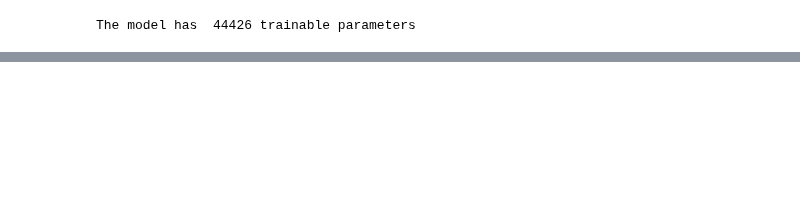
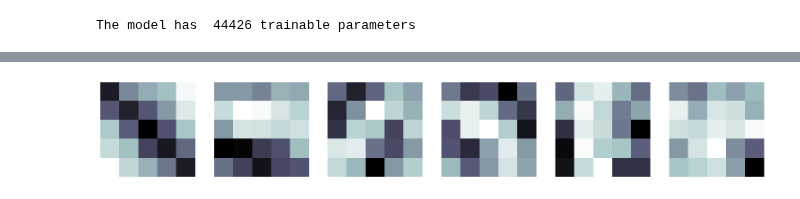
Before and after one commit to jaeheechillin3/pytorch_projects, a Jupyter notebook: lenet.ipynb, the cells around one changed output, grey strips where cells are left out. Saved outputs shown, nothing was run; the diff lists cells and outputs as text; code cells hidden in the pictures; blank space fills up the shorter version.

```diff
--- a/lenet.ipynb
+++ b/lenet.ipynb
@@ -244,0 +366,4 @@ The model has  44426 trainable parameters
+# %%
+model.load_state_dict(torch.load('tut2-model.pt'))
+test_loss, test_acc = evaluate(model, test_iterator, criterion, device)
+print(f'Test Loss: {test_loss:.3f} | Test Acc: {test_acc*100:.2f}%')
@@ -244,0 +372,17 @@ The model has  44426 trainable parameters
+# %%
+# taking a look at the filters
+filters = model.conv1.weight.data
+
+def plot_filters(filters):
+  filters = filters.cpu()
+  n_filters = filters.shape[0]
+  fig = plt.figure(figsize=(20, 10))
+
+  for i in range(n_filters):
+    ax = fig.add_subplot(1, n_filters, i+1)
+    ax.imshow(filters[i].squeeze(0), cmap='bone')
+    ax.axis('off')
+
+plot_filters(filters)
+# %% [output]
+[figure, added]
```
Also changed, not shown: parts of 4 cells of this notebook.
